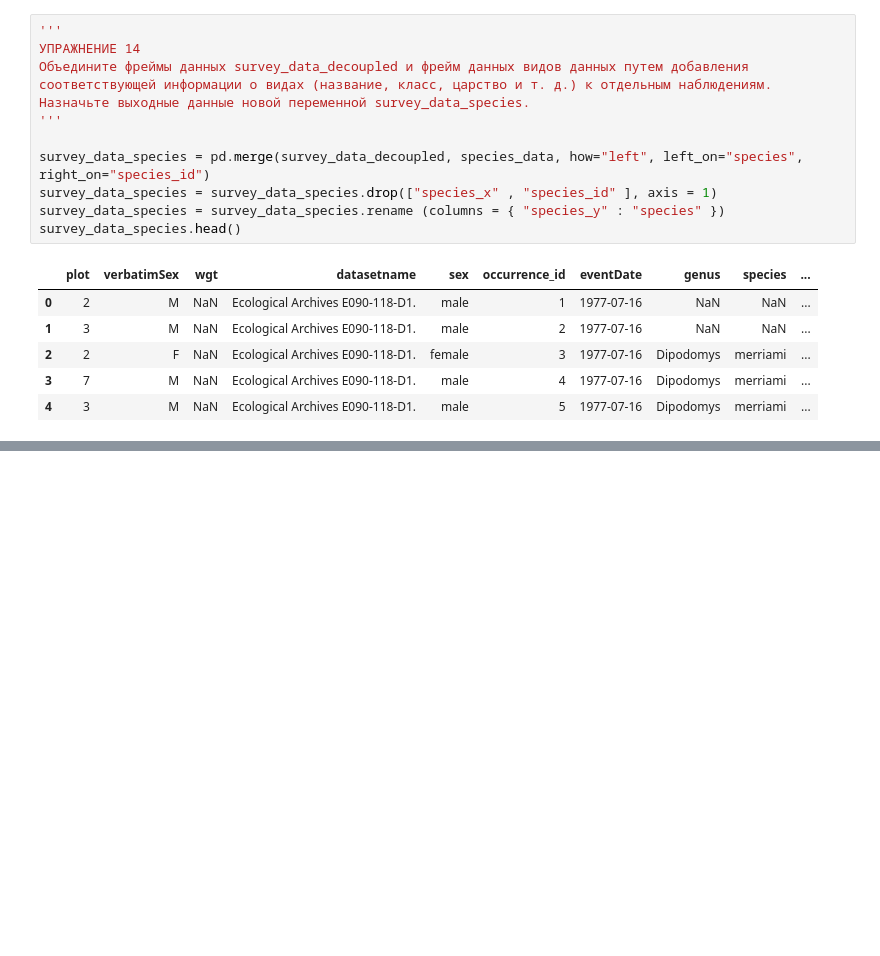
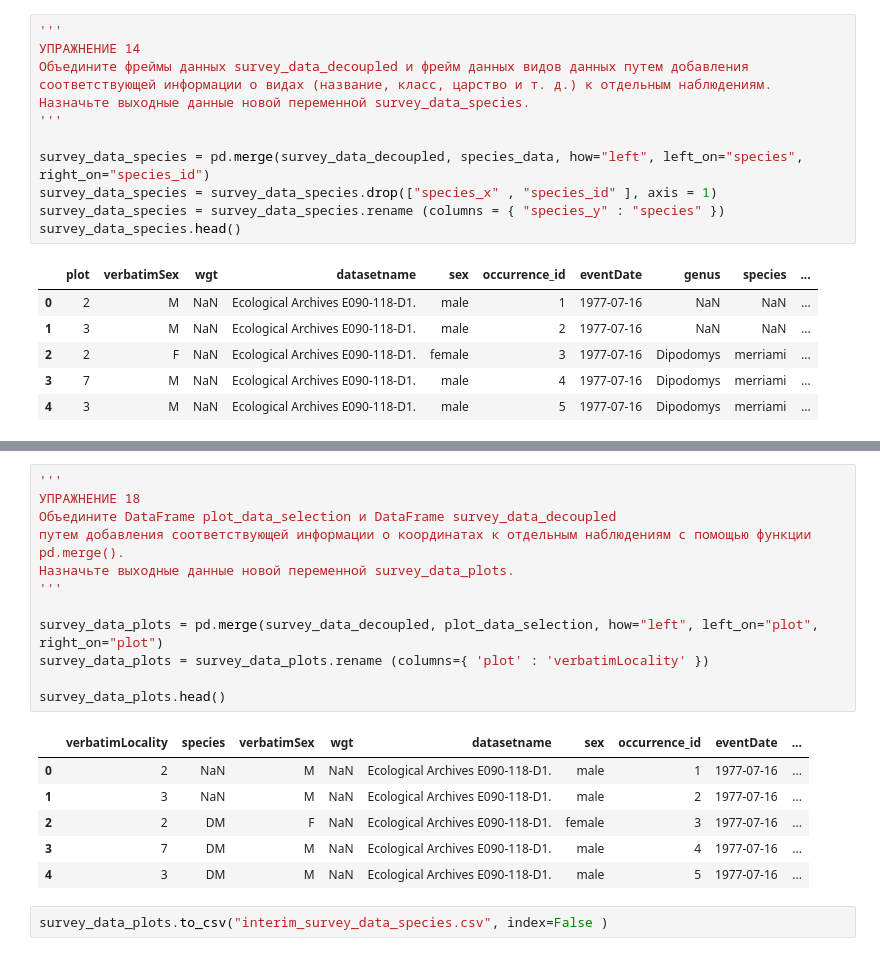
Before and after one commit to afedyanin/msu-data-analysis, a Jupyter notebook: notebooks/msu/ad-task-003.ipynb, the cells around one changed output, grey strips where cells are left out. Cells and saved outputs as stored; diff of their text form; blank space fills up the shorter version.

```diff
--- a/notebooks/msu/ad-task-003.ipynb
+++ b/notebooks/msu/ad-task-003.ipynb
@@ -311,0 +385,21 @@ plot_data.head()
+# %%
+'''
+УПРАЖНЕНИЕ 18
+Объедините DataFrame plot_data_selection и DataFrame survey_data_decoupled
+путем добавления соответствующей информации о координатах к отдельным наблюдениям с помощью функции pd.merge().
+Назначьте выходные данные новой переменной survey_data_plots.
+'''
+
+survey_data_plots = pd.merge(survey_data_decoupled, plot_data_selection, how="left", left_on="plot", right_on="plot")
+survey_data_plots = survey_data_plots.rename (columns={ 'plot' : 'verbatimLocality' })
+
+survey_data_plots.head()
+# %% [output]
+|  | verbatimLocality | species | verbatimSex | wgt | datasetname | sex | occurrence_id | eventDate | ... |
+| 0 | 2 | NaN | M | NaN | Ecological Archives E090-118-D1. | male | 1 | 1977-07-16 | ... |
+| 1 | 3 | NaN | M | NaN | Ecological Archives E090-118-D1. | male | 2 | 1977-07-16 | ... |
+| 2 | 2 | DM | F | NaN | Ecological Archives E090-118-D1. | female | 3 | 1977-07-16 | ... |
+| 3 | 7 | DM | M | NaN | Ecological Archives E090-118-D1. | male | 4 | 1977-07-16 | ... |
+| 4 | 3 | DM | M | NaN | Ecological Archives E090-118-D1. | male | 5 | 1977-07-16 | ... |
+# %%
+survey_data_plots.to_csv("interim_survey_data_species.csv", index=False )
```
Also changed, not shown: parts of 5 cells of this notebook, 1 other file.
